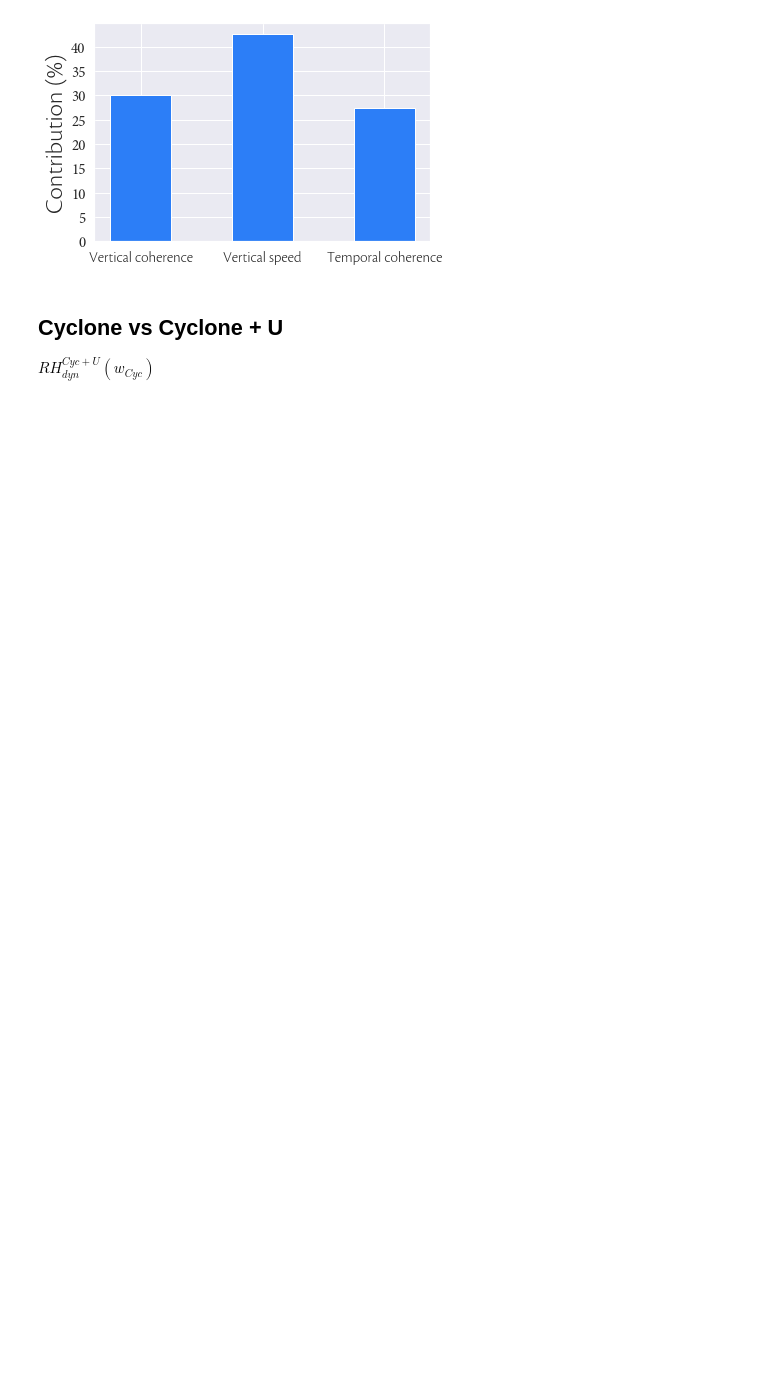
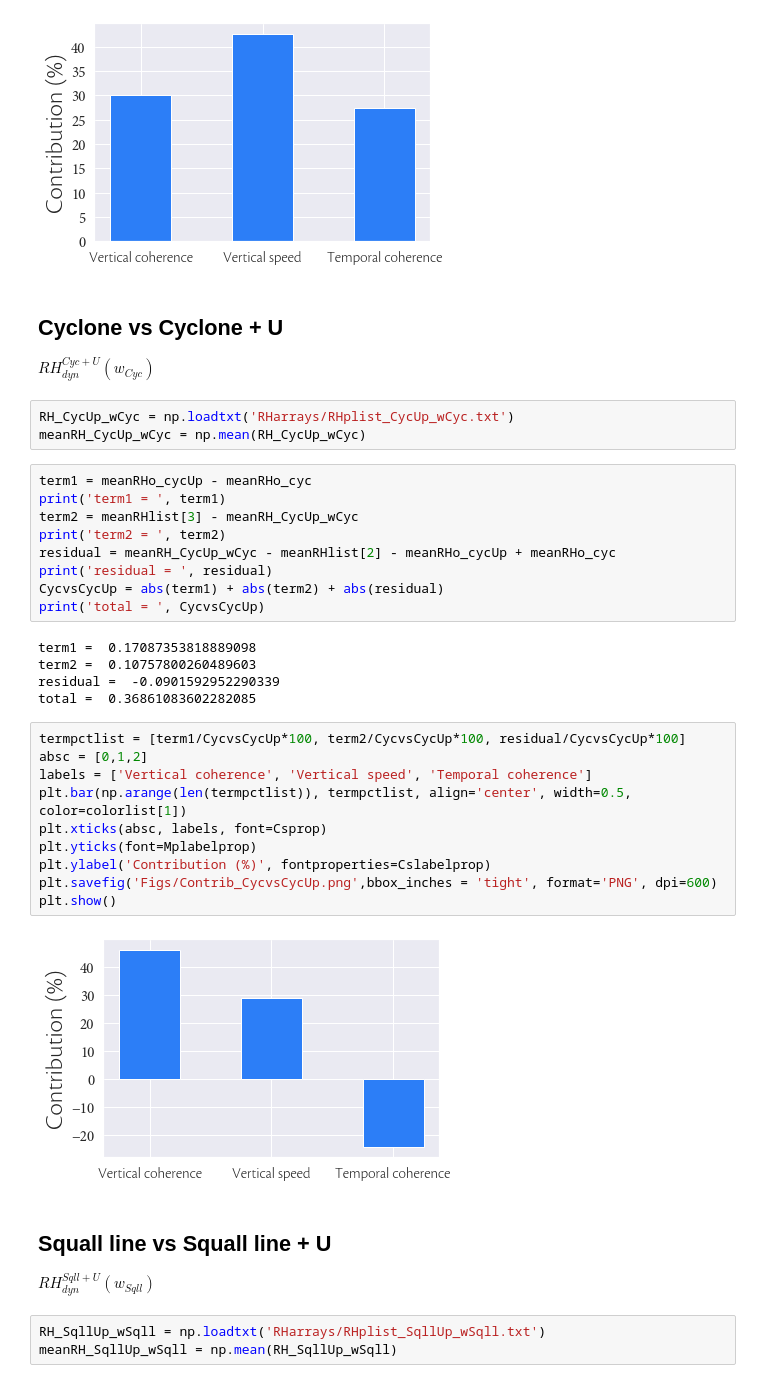
Before and after one commit to FelixLangot/LMD_Internship, a Jupyter notebook: Stats.ipynb, the cells around one changed output. Drawn from its saved outputs; the diff is of its cells as text; blank space fills up the shorter version.

Commit message:
sqll vs sqll+u comparison, adjusted ztrajbin func

```diff
--- a/Stats.ipynb
+++ b/Stats.ipynb
@@ -311,3 +314,38 @@ plt.show()
 # %% [markdown]
 ## Cyclone vs Cyclone + U
 $RH_{dyn}^{Cyc+U}(w_{Cyc})$
+# %%
+RH_CycUp_wCyc = np.loadtxt('RHarrays/RHplist_CycUp_wCyc.txt')
+meanRH_CycUp_wCyc = np.mean(RH_CycUp_wCyc)
+# %%
+term1 = meanRHo_cycUp - meanRHo_cyc
+print('term1 = ', term1)
+term2 = meanRHlist[3] - meanRH_CycUp_wCyc
+print('term2 = ', term2)
+residual = meanRH_CycUp_wCyc - meanRHlist[2] - meanRHo_cycUp + meanRHo_cyc
+print('residual = ', residual)
+CycvsCycUp = abs(term1) + abs(term2) + abs(residual)
+print('total = ', CycvsCycUp)
+# %% [output]
+term1 =  0.17087353818889098
+term2 =  0.10757800260489603
+residual =  -0.0901592952290339
+total =  0.36861083602282085
+# %%
+termpctlist = [term1/CycvsCycUp*100, term2/CycvsCycUp*100, residual/CycvsCycUp*100]
+absc = [0,1,2]
+labels = ['Vertical coherence', 'Vertical speed', 'Temporal coherence']
+plt.bar(np.arange(len(termpctlist)), termpctlist, align='center', width=0.5, color=colorlist[1])
+plt.xticks(absc, labels, font=Csprop)
+plt.yticks(font=Mplabelprop)
+plt.ylabel('Contribution (%)', fontproperties=Cslabelprop)
+plt.savefig('Figs/Contrib_CycvsCycUp.png',bbox_inches = 'tight', format='PNG', dpi=600)
+plt.show()
+# %% [output]
+[figure, added]
+# %% [markdown]
+## Squall line vs Squall line + U
+$RH_{dyn}^{Sqll+U}(w_{Sqll})$
+# %%
+RH_SqllUp_wSqll = np.loadtxt('RHarrays/RHplist_SqllUp_wSqll.txt')
+meanRH_SqllUp_wSqll = np.mean(RH_SqllUp_wSqll)
```
Also changed, not shown: parts of 10 cells of this notebook, 1 other file.
